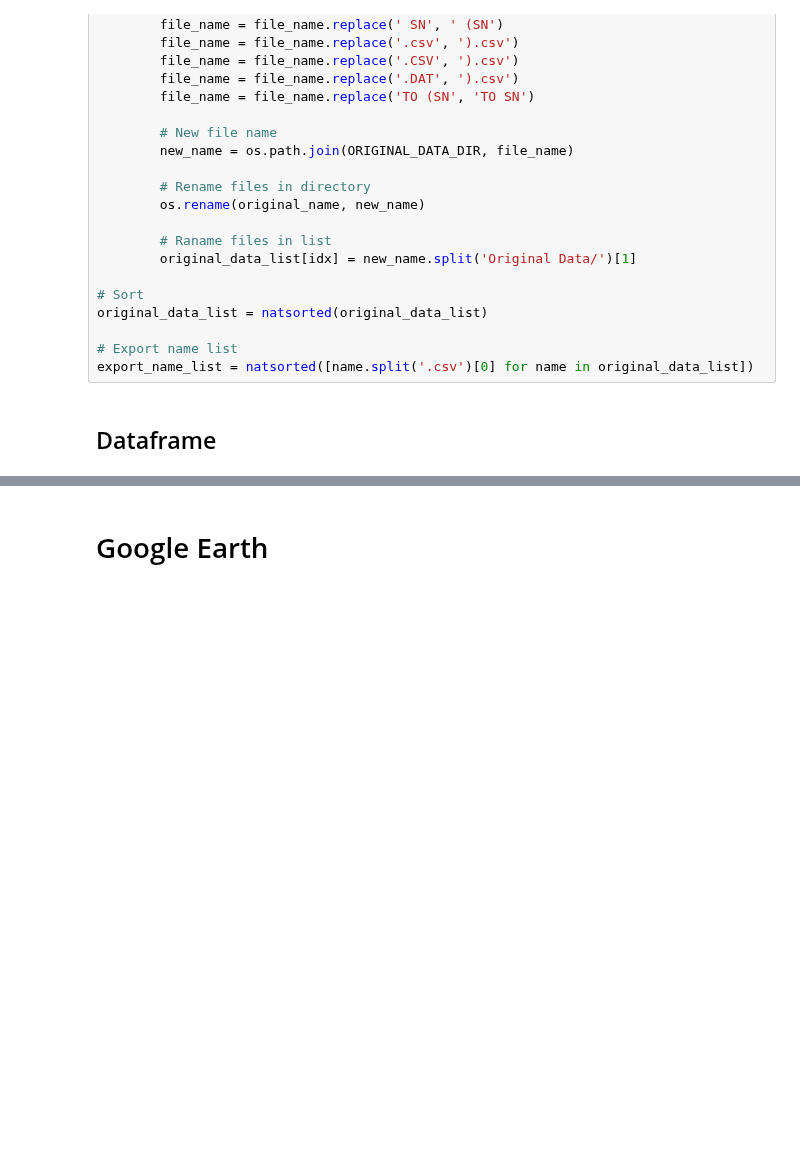
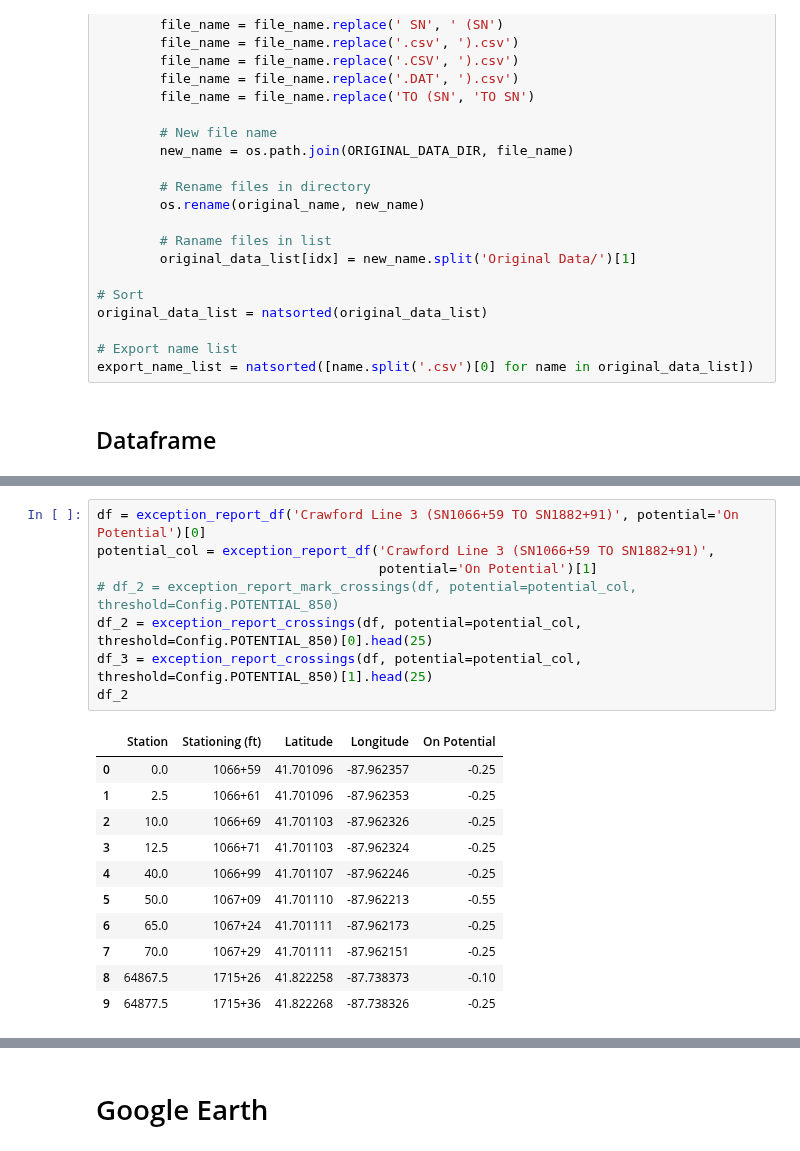
Before and after one commit to StefanosSpyrou/Plot-CIS-Data-Google-Earth-Real-Time, a Jupyter notebook: Notebooks/CIS Data to Google Earth (Real Time).ipynb, the cells around one changed output, grey strips where cells are left out. Saved outputs shown, nothing was run; the diff lists cells and outputs as text; blank space fills up the shorter version.

Commit message:
Update code for scalability and organization (Update 6)
- Create function 'exception_report_df'
- Create function 'exception_report_crossing'

```diff
--- a/Notebooks/CIS Data to Google Earth (Real Time).ipynb
+++ b/Notebooks/CIS Data to Google Earth (Real Time).ipynb
@@ -462,3 +801,23 @@ while j < len(original_data_list):
     # Counters
     i = 0
     j += 1
+# %%
+df = exception_report_df('Crawford Line 3 (SN1066+59 TO SN1882+91)', potential='On Potential')[0]
+potential_col = exception_report_df('Crawford Line 3 (SN1066+59 TO SN1882+91)',
+                                    potential='On Potential')[1]
+# df_2 = exception_report_mark_crossings(df, potential=potential_col, threshold=Config.POTENTIAL_850)
+df_2 = exception_report_crossings(df, potential=potential_col, threshold=Config.POTENTIAL_850)[0].head(25)
+df_3 = exception_report_crossings(df, potential=potential_col, threshold=Config.POTENTIAL_850)[1].head(25)
+df_2
+# %% [output]
+|  | Station | Stationing (ft) | Latitude | Longitude | On Potential |
+| 0 | 0.0 | 1066+59 | 41.701096 | -87.962357 | -0.25 |
+| 1 | 2.5 | 1066+61 | 41.701096 | -87.962353 | -0.25 |
+| 2 | 10.0 | 1066+69 | 41.701103 | -87.962326 | -0.25 |
+| 3 | 12.5 | 1066+71 | 41.701103 | -87.962324 | -0.25 |
+| 4 | 40.0 | 1066+99 | 41.701107 | -87.962246 | -0.25 |
+| 5 | 50.0 | 1067+09 | 41.701110 | -87.962213 | -0.55 |
+| 6 | 65.0 | 1067+24 | 41.701111 | -87.962173 | -0.25 |
+| 7 | 70.0 | 1067+29 | 41.701111 | -87.962151 | -0.25 |
+| 8 | 64867.5 | 1715+26 | 41.822258 | -87.738373 | -0.10 |
+| 9 | 64877.5 | 1715+36 | 41.822268 | -87.738326 | -0.25 |
```
Also changed, not shown: parts of 36 cells of this notebook.
